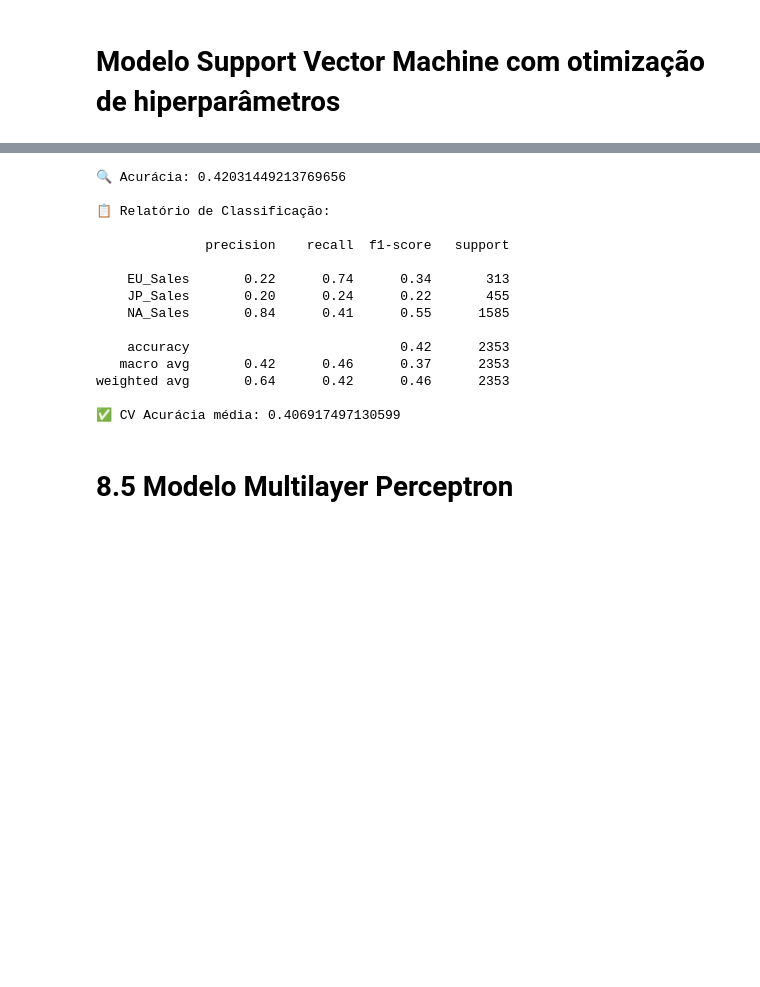
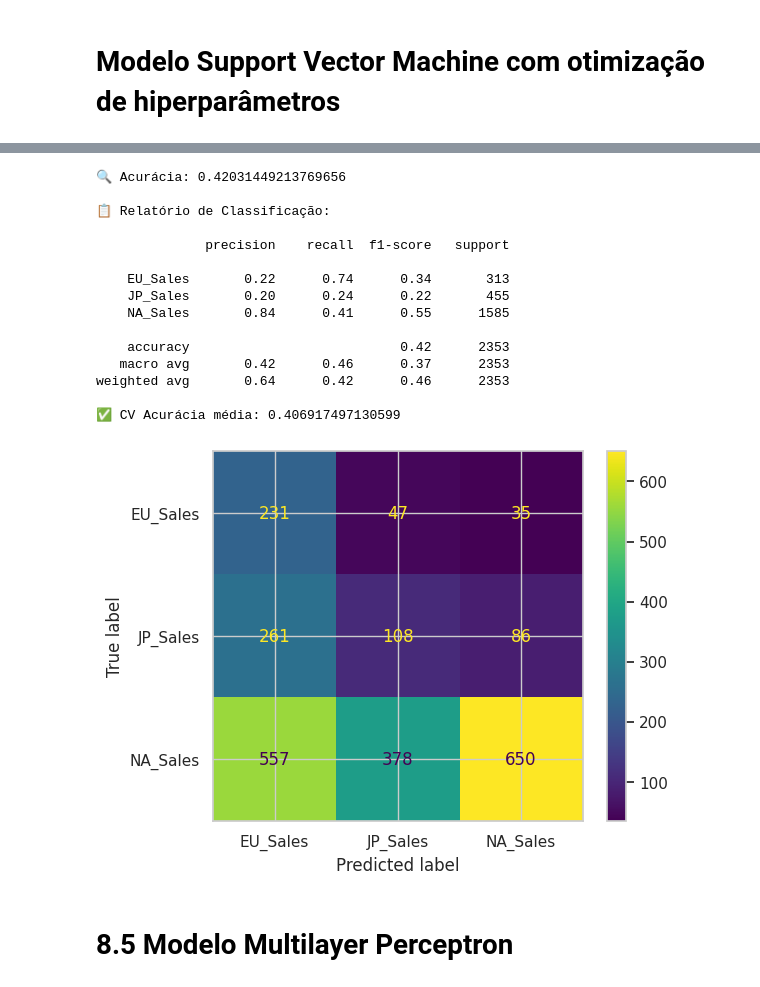
Before and after one commit to BrenoMontenegro/Video-Game-Sales, a Jupyter notebook: videogame.ipynb, the cells around one changed output, grey strips where cells are left out. Saved outputs shown, nothing was run; the diff lists cells and outputs as text; code cells hidden in the pictures; blank space fills up the shorter version.

```diff
--- a/videogame.ipynb
+++ b/videogame.ipynb
@@ -1626,4 +1630,5 @@ with mlflow.start_run(run_name="SVM"):
     print("\n📋 Relatório de Classificação:\n")
     print(classification_report(y_test, y_pred, zero_division=0))
     print("✅ CV Acurácia média:", cv_mean)
+    ConfusionMatrixDisplay.from_estimator(clf, X_test, y_test)
 # %% [output]
@@ -1633,18 +1637,19 @@ with mlflow.start_run(run_name="SVM"):
 🔍 Acurácia: 0.42031449213769656
 
 📋 Relatório de Classificação:
 
               precision    recall  f1-score   support
 
     EU_Sales       0.22      0.74      0.34       313
     JP_Sales       0.20      0.24      0.22       455
     NA_Sales       0.84      0.41      0.55      1585
 
     accuracy                           0.42      2353
    macro avg       0.42      0.46      0.37      2353
 weighted avg       0.64      0.42      0.46      2353
 
 ✅ CV Acurácia média: 0.406917497130599
+[figure, added]
 # %% [markdown]
 # 8.5 Modelo Multilayer Perceptron
 # %%
```
Also changed, not shown: parts of 21 cells of this notebook.
